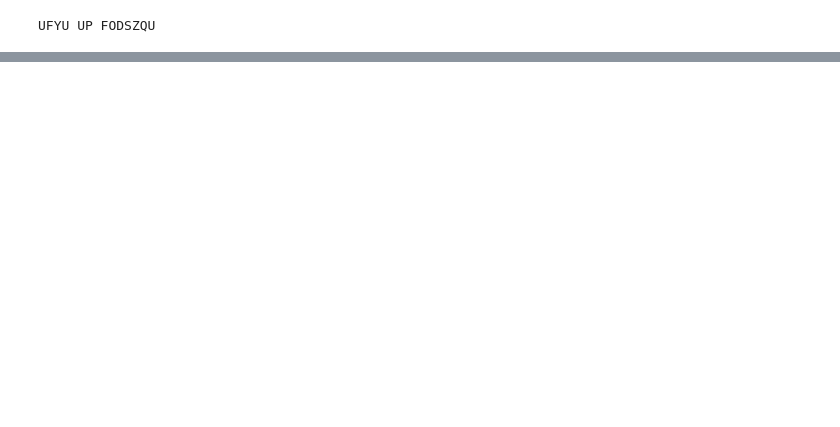
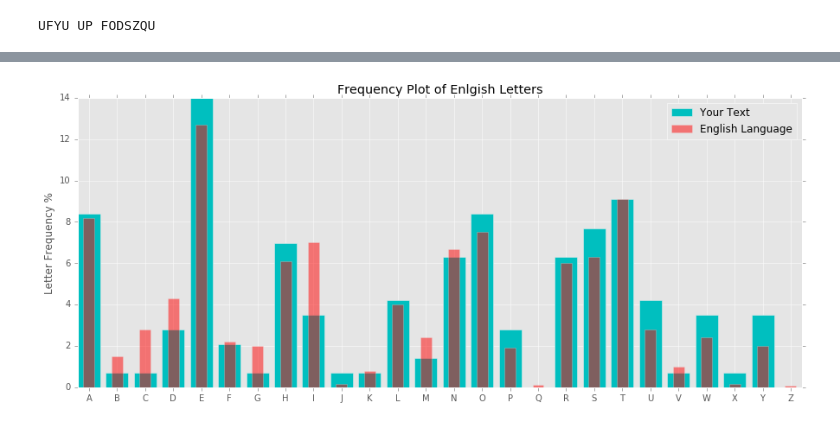
Before and after one commit to TuanaCelik/BrilliantCiphers, a Jupyter notebook: FrequencyVisualizer.ipynb, the cells around one changed output, grey strips where cells are left out. Drawn from its saved outputs; the diff is of its cells as text; code cells hidden in the pictures; blank space fills up the shorter version.

```diff
--- a/FrequencyVisualizer.ipynb
+++ b/FrequencyVisualizer.ipynb
@@ -169,0 +184,24 @@ interact(plot_caeser_decrypted, cipher_text=cipher_text, shift=['A', 'B', 'C', '
+# %%
+story = "KPJ MLGVHPOR, CHGCZX MXI, EBSU ET. RRIW CSMX OLYA RRER DLCI AGVP EBSU ET, YXH RRI UKC UORBI OLOA UKW RRMQ. YRC NEW GLCX WFO AYC XUY CCKVQ YPB CLC GEQ ZPYIMLQ ML K KYBHCX, ELN WFO TJEGIOH YXSRRIP PPMGIP KRB BEL GMRR MR DS FOV KYXFOV. G CYNZSQO WFO QSCX FKZC VSMUIB BERRIP NIJSKFDJSV, JMB QPC. HYBPGXK NEX FOV FKRB DS FOV FOEPD ELN GPSIB, “YL, URC AKR'R ISS BIKKML VMIO XFSW DYV CFIP!” DLGC AYC EJV XFKX NKWQOH ZOXUOIL DLCW SL DLC CYZTIAD, FSD LCXGCPSPDL UORBI OLOA RRER CLC WYQD KPYA SZ. CME EJGEWC OLYA YPXCB CME EPO XUY. XUY MQ DLC LIESRLSRE YJ RRI CXH."
+
+def encrypted_with_key(text, key_index, key_length=3):
+    result = ""
+    index = 0
+    for i in range(len(text)):
+        if alphabet.count(text[i]) == 1:
+            if index%key_length == key_index%key_length:
+                result += text[i]
+            index += 1
+    return result
+
+def plot_vigenre_decrypted_key_at_index(cipher_text, key_index, key):
+    text_at_index = encrypted_with_key(story, key_index)
+    get_frequency_plot(decrytp_vigenre(text_at_index, key))
+    plt.bar([i+0.2 for i in range(len(keys))], values, width=0.4, alpha=0.5, color='r', label='English Language')
+    plt.legend()
+
+interact(plot_vigenre_decrypted_key_at_index, cipher_text=fixed(story), key_index=fixed(0), key=['A', 'B', 'C', 'D', 'E', 'F', 'G', 'H', 'I', 'J',
+                                                         'K', 'L', 'M', 'N', 'O', 'P', 'Q', 'R', 'S', 'T', 'U', 'V', 'W',
+                                                         'X', 'Y', 'Z'])
+# %% [output]
+[figure, added]
```
Also changed, not shown: parts of 15 cells of this notebook.
